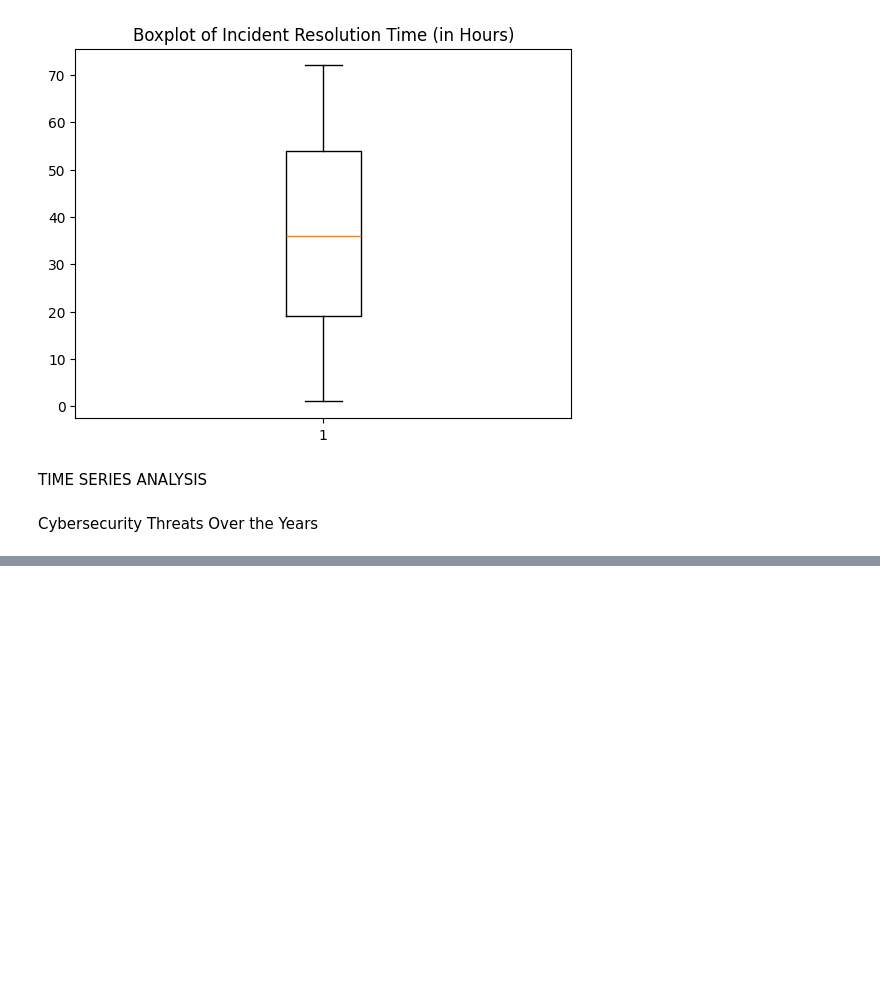
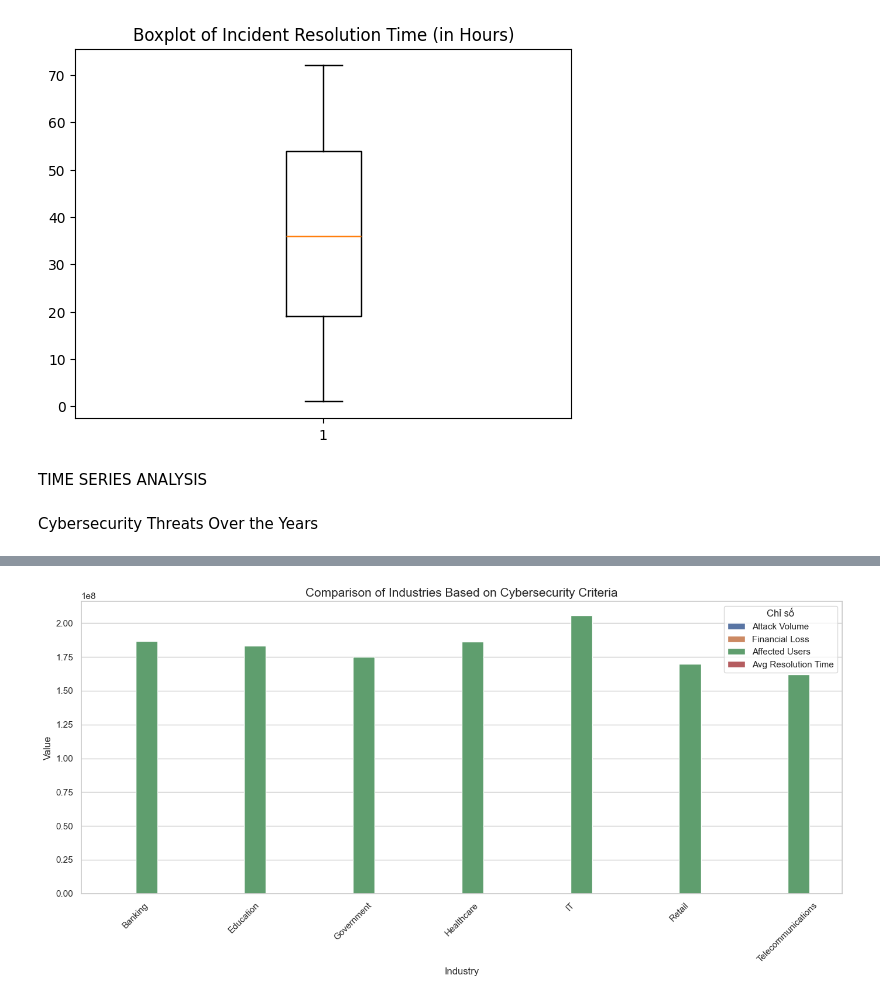
Before and after one commit to immaFrogUwU/Cyber-Security-Threats, a Jupyter notebook: Data_Storytelling_Cyber_Security_Threats.ipynb, the cells around one changed output, grey strips where cells are left out. Saved outputs shown, nothing was run; the diff lists cells and outputs as text; code cells hidden in the pictures; blank space fills up the shorter version.

```diff
--- a/Data_Storytelling_Cyber_Security_Threats.ipynb
+++ b/Data_Storytelling_Cyber_Security_Threats.ipynb
@@ -171,0 +251,38 @@ Meomeo
+# %%
+# Tính tổng các chỉ số theo ngành
+industry_stats = cybersec_cleaned.groupby('Target Industry').agg({
+    'Financial Loss (in Million $)': 'sum',
+    'Number of Affected Users': 'sum',
+    'Incident Resolution Time (in Hours)': 'mean',
+    'Attack Type': 'count'  # volume (số cuộc tấn công)
+}).reset_index()
+
+
+# Đổi tên cột cho dễ nhìn
+industry_stats.rename(columns={
+    'Attack Type': 'Attack Volume',
+    'Financial Loss (in Million $)': 'Financial Loss',
+    'Number of Affected Users': 'Affected Users',
+    'Incident Resolution Time (in Hours)': 'Avg Resolution Time'
+}, inplace=True)
+
+
+# Chuyển dữ liệu sang dạng "long" để vẽ grouped bar chart
+industry_melted = industry_stats.melt(id_vars='Target Industry',
+                                      value_vars=['Attack Volume', 'Financial Loss', 'Affected Users', 'Avg Resolution Time'],
+                                      var_name='Metric',
+                                      value_name='Value')
+
+
+# Vẽ biểu đồ cột nhóm
+plt.figure(figsize=(14, 7))
+sns.barplot(data=industry_melted, x='Target Industry', y='Value', hue='Metric')
+plt.title('Comparison of Industries Based on Cybersecurity Criteria', fontsize=15)
+plt.xlabel('Industry')
+plt.ylabel('Value')
+plt.xticks(rotation=45)
+plt.legend(title='Chỉ số')
+plt.tight_layout()
+plt.show()
+# %% [output]
+[figure, added]
```
Also changed, not shown: parts of 3 cells of this notebook.
